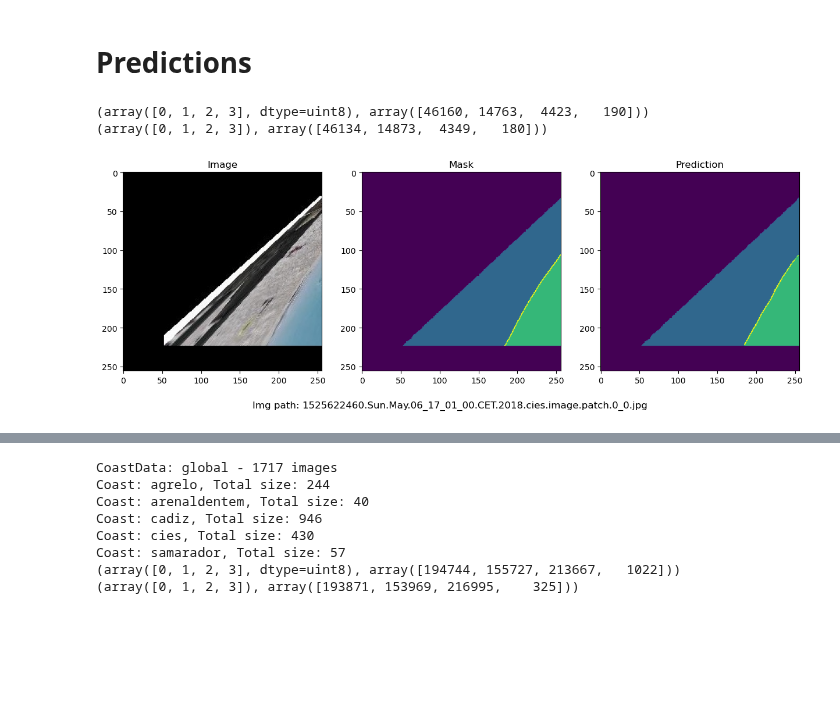
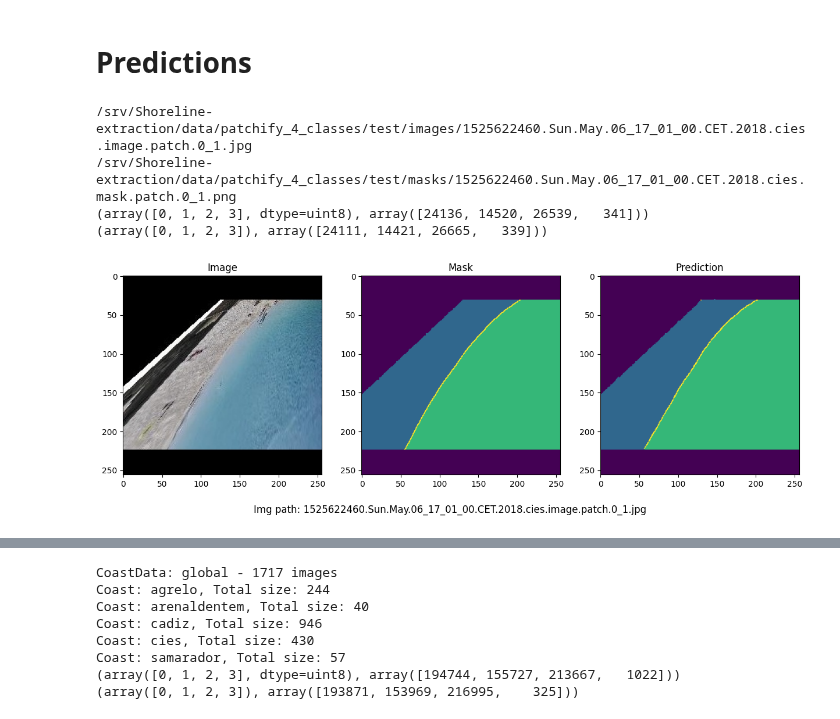
Before and after one commit to OliverJosep/Shoreline-extraction, a Jupyter notebook: notebooks/models/04_UNet_4_classes.ipynb, the cells around one changed output, grey strips where cells are left out. Saved outputs shown, nothing was run; the diff lists cells and outputs as text; code cells hidden in the pictures; blank space fills up the shorter version.

```diff
--- a/notebooks/models/04_UNet_4_classes.ipynb
+++ b/notebooks/models/04_UNet_4_classes.ipynb
@@ -57,36 +57,42 @@ data_path = os.path.abspath(os.path.join(os.getcwd(), "../../data/patchify_4_cla
 data = DataLoaderManager.load_data(data_path)
 index = 0 # 72
 img_path = data["test"]['images'][index]
+img_path = "/srv/Shoreline-extraction/data/patchify_4_classes/test/images/1525622460.Sun.May.06_17_01_00.CET.2018.cies.image.patch.0_1.jpg"
 mask_path = data["test"]['masks'][index]
+mask_path = "/srv/Shoreline-extraction/data/patchify_4_classes/test/masks/1525622460.Sun.May.06_17_01_00.CET.2018.cies.mask.patch.0_1.png"
+print(img_path)
+print(mask_path)
 
 unet.load_model(os.path.abspath(os.path.join(artifact_path, "2025-02-19-15-28-50/models/best_model.pth")))
 
 img = cv2.imread(img_path)
 img = cv2.cvtColor(img, cv2.COLOR_BGR2RGB)
 
 mask = cv2.imread(mask_path, cv2.IMREAD_GRAYSCALE)
 
 # pred = unet.predict(img)
 pred = unet.predict(img_path)
 
 print(np.unique(mask, return_counts=True))
-print(np.unique(pred, return_counts=True))
+print(np.unique(pred.cpu(), return_counts=True))
 
 
 fig, ax = plt.subplots(1, 3, figsize=(15, 5))
 fig.suptitle(f"Img path: {img_path.split('/')[-1]}", y=0.05)
 
 ax[0].imshow(img)
 ax[0].set_title("Image")
 
 ax[1].imshow(mask)
 ax[1].set_title("Mask")
 
-ax[2].imshow(pred.squeeze())
+ax[2].imshow(pred.cpu().squeeze())
 ax[2].set_title("Prediction")
 
 plt.show()
 # %% [output]
-(array([0, 1, 2, 3], dtype=uint8), array([46160, 14763,  4423,   190]))
-(array([0, 1, 2, 3]), array([46134, 14873,  4349,   180]))
+/srv/Shoreline-extraction/data/patchify_4_classes/test/images/1525622460.Sun.May.06_17_01_00.CET.2018.cies.image.patch.0_1.jpg
+/srv/Shoreline-extraction/data/patchify_4_classes/test/masks/1525622460.Sun.May.06_17_01_00.CET.2018.cies.mask.patch.0_1.png
+(array([0, 1, 2, 3], dtype=uint8), array([24136, 14520, 26539,   341]))
+(array([0, 1, 2, 3]), array([24111, 14421, 26665,   339]))
-[figure, old version]
+[figure, new version]
```
Also changed, not shown: parts of 4 cells of this notebook, 10 other files.
